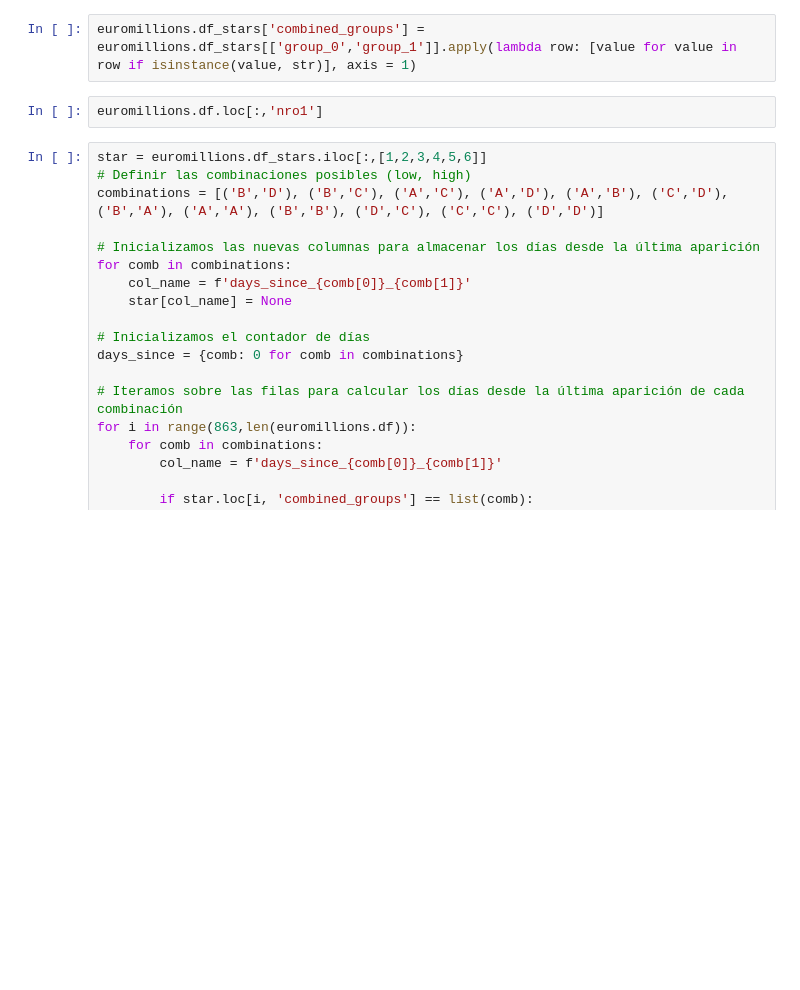
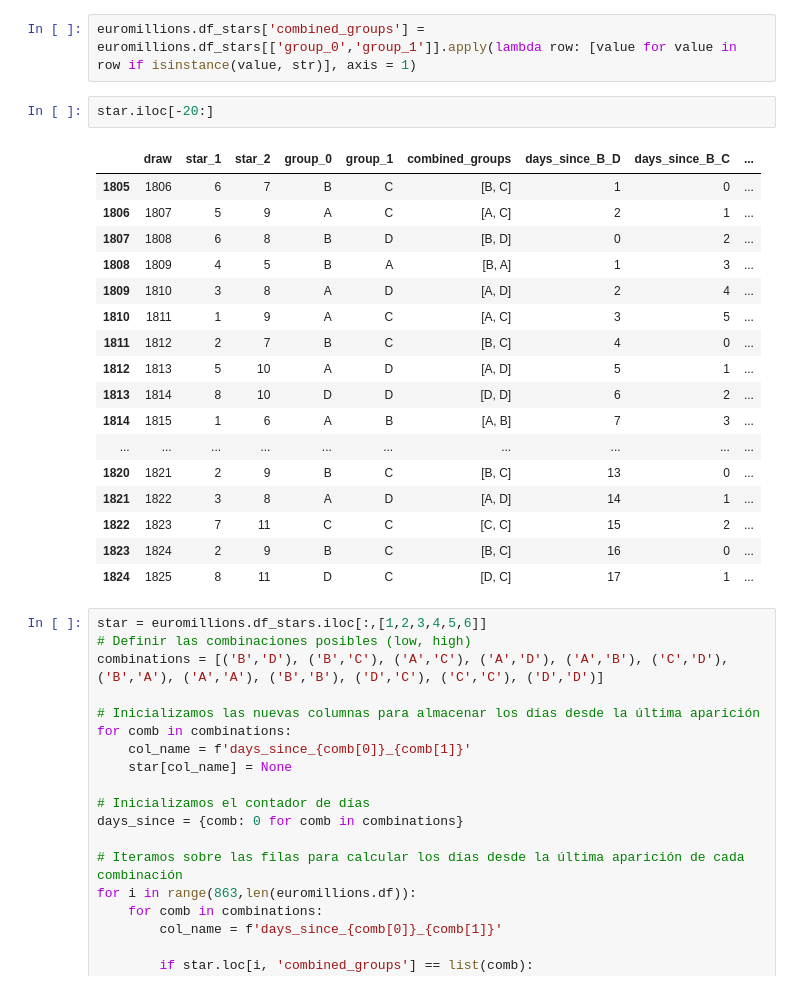
Before and after one commit to kjroy93/Lotto, a Jupyter notebook: test_notebook.ipynb, the cells around one changed output. Saved outputs shown, nothing was run; the diff lists cells and outputs as text; blank space fills up the shorter version.

```diff
--- a/test_notebook.ipynb
+++ b/test_notebook.ipynb
@@ -272,7 +362,25 @@ euromillions.df_stars.iloc[-20:]
 # %%
 euromillions.df_stars['combined_groups'] = euromillions.df_stars[['group_0','group_1']].apply(lambda row: [value for value in row if isinstance(value, str)], axis = 1)
-# %%
-euromillions.df.loc[:,'nro1']
+# %%
+star.iloc[-20:]
+# %% [output]
+|  | draw | star_1 | star_2 | group_0 | group_1 | combined_groups | days_since_B_D | days_since_B_C | ... |
+| 1805 | 1806 | 6 | 7 | B | C | [B, C] | 1 | 0 | ... |
+| 1806 | 1807 | 5 | 9 | A | C | [A, C] | 2 | 1 | ... |
+| 1807 | 1808 | 6 | 8 | B | D | [B, D] | 0 | 2 | ... |
+| 1808 | 1809 | 4 | 5 | B | A | [B, A] | 1 | 3 | ... |
+| 1809 | 1810 | 3 | 8 | A | D | [A, D] | 2 | 4 | ... |
+| 1810 | 1811 | 1 | 9 | A | C | [A, C] | 3 | 5 | ... |
+| 1811 | 1812 | 2 | 7 | B | C | [B, C] | 4 | 0 | ... |
+| 1812 | 1813 | 5 | 10 | A | D | [A, D] | 5 | 1 | ... |
+| 1813 | 1814 | 8 | 10 | D | D | [D, D] | 6 | 2 | ... |
+| 1814 | 1815 | 1 | 6 | A | B | [A, B] | 7 | 3 | ... |
+| ... | ... | ... | ... | ... | ... | ... | ... | ... | ... |
+| 1820 | 1821 | 2 | 9 | B | C | [B, C] | 13 | 0 | ... |
+| 1821 | 1822 | 3 | 8 | A | D | [A, D] | 14 | 1 | ... |
+| 1822 | 1823 | 7 | 11 | C | C | [C, C] | 15 | 2 | ... |
+| 1823 | 1824 | 2 | 9 | B | C | [B, C] | 16 | 0 | ... |
+| 1824 | 1825 | 8 | 11 | D | C | [D, C] | 17 | 1 | ... |
 # %%
 star = euromillions.df_stars.iloc[:,[1,2,3,4,5,6]]
 # Definir las combinaciones posibles (low, high)
```
Also changed, not shown: parts of 10 cells of this notebook, 3 other files.
